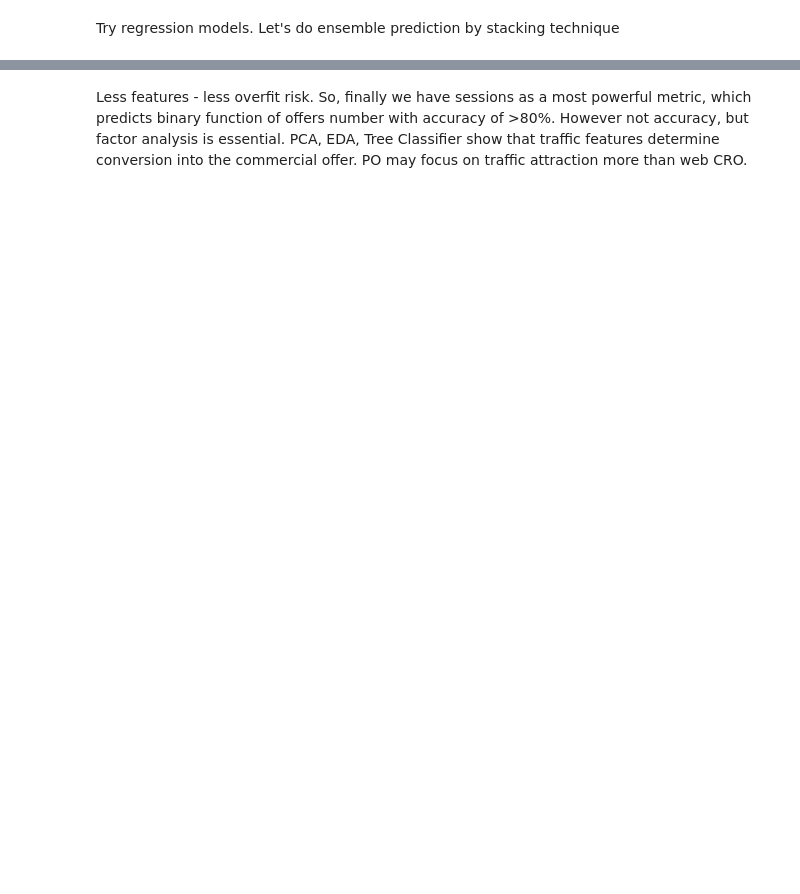
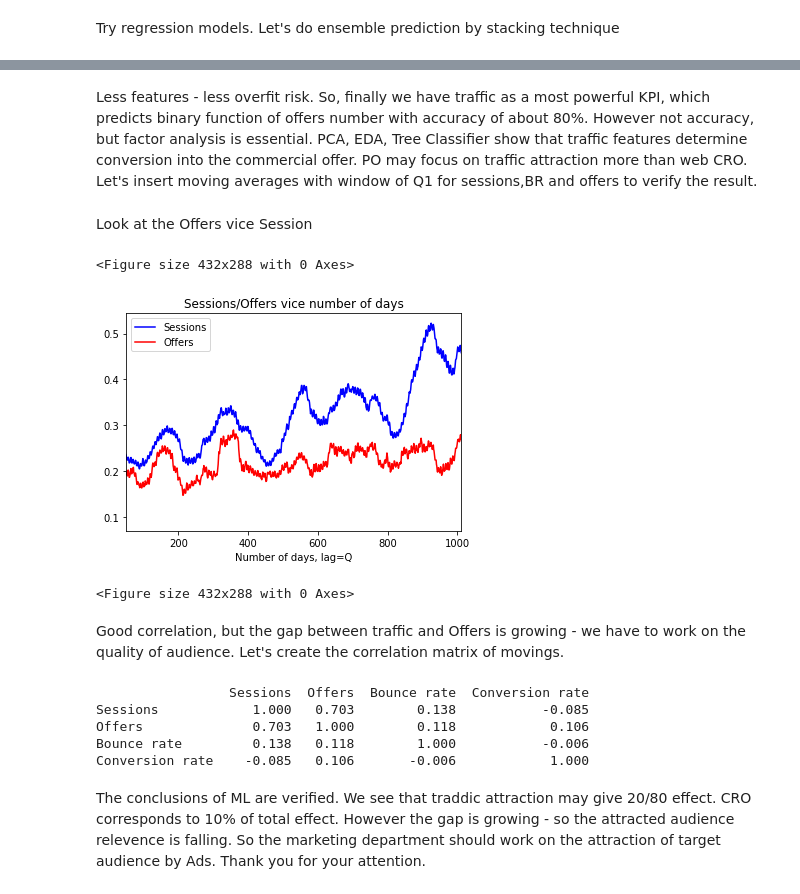
Before and after one commit to SergeyKamenshchikov/MARKETING, a Jupyter notebook: backlog_web.ipynb, the cells around one changed output, grey strips where cells are left out. Cells and saved outputs as stored; diff of their text form; code cells hidden in the pictures; blank space fills up the shorter version.

```diff
--- a/backlog_web.ipynb
+++ b/backlog_web.ipynb
@@ -360,4 +383,49 @@ Average score of validation for ensamble:82.0%
 Deviation of validation score:6.0%
 Accuracy for the out-of-sample 50/50 test=80.0%
 # %% [markdown]
-Less features - less overfit risk. So, finally we have sessions as a most powerful metric, which predicts binary function of offers number with accuracy of >80%. However not accuracy, but factor analysis is essential. PCA, EDA, Tree Classifier show that traffic features determine conversion into the commercial offer. PO may focus on traffic attraction more than web CRO.
+Less features - less overfit risk. So, finally we have traffic as a most powerful KPI, which predicts binary function of offers number with accuracy of about 80%. However not accuracy, but factor analysis is essential. PCA, EDA, Tree Classifier show that traffic features determine conversion into the commercial offer. PO may focus on traffic attraction more than web CRO. Let's insert moving averages with window of Q1 for sessions,BR and offers to verify the result.
+# %%
+df_origin=df.copy()
+df_origin['Visits-s']=standart(df_origin['Visits'])
+df_origin['Offers-s']=standart(df_origin['Offers'])
+df_origin['BR-s']=standart(df_origin['BR'])
+df_origin['Conversion-s']=standart(df_origin['Conversion'])
+
+Sessions=list(df_origin['Visits-s'])
+Offers=list(df_origin['Offers-s'])
+BR=list(df_origin['BR-s'])
+Contact_CR=list(df_origin['Conversion-s'])
+
+x=range(len(Sessions))
+y_av_ses=list(movingaverage(Sessions,60))
+y_av_offers=list(movingaverage(Offers,60))
+y_av_br=list(movingaverage(BR,60))
+y_av_cr=list(movingaverage(Contact_CR,60))
+# %% [markdown]
+Look at the Offers vice Session
+# %%
+plt.plot(x, y_av_ses,'b')
+plt.plot(x, y_av_offers,'r')
+plt.title('Sessions/Offers vice number of days')
+plt.xlabel('Number of days, lag=Q')
+plt.xlim(right=1010,left=50)
+plt.gca().legend(('Sessions','Offers'))
+plt.figure()
+# %% [output]
+<Figure size 432x288 with 0 Axes>
+[figure, added]
+<Figure size 432x288 with 0 Axes>
+# %% [markdown]
+Good correlation, but the gap between traffic and Offers is growing - we have to work on the quality of audience. Let's create the correlation matrix of movings.
+# %%
+d={'Sessions':y_av_ses,'Offers':y_av_offers,'Bounce rate':y_av_br,'Conversion rate':y_av_cr}
+df_movings=pd.DataFrame(d)
+print(df_movings.corr())
+# %% [output]
+                 Sessions  Offers  Bounce rate  Conversion rate
+Sessions            1.000   0.703        0.138           -0.085
+Offers              0.703   1.000        0.118            0.106
+Bounce rate         0.138   0.118        1.000           -0.006
+Conversion rate    -0.085   0.106       -0.006            1.000
+# %% [markdown]
+The conclusions of ML are verified. We see that traddic attraction may give 20/80 effect. CRO corresponds to 10% of total effect. However the gap is growing - so the attracted audience relevence is falling. So the marketing department should work on the attraction of target audience by Ads. Thank you for your attention.
```
Also changed, not shown: parts of 41 cells of this notebook, 3 other files.
